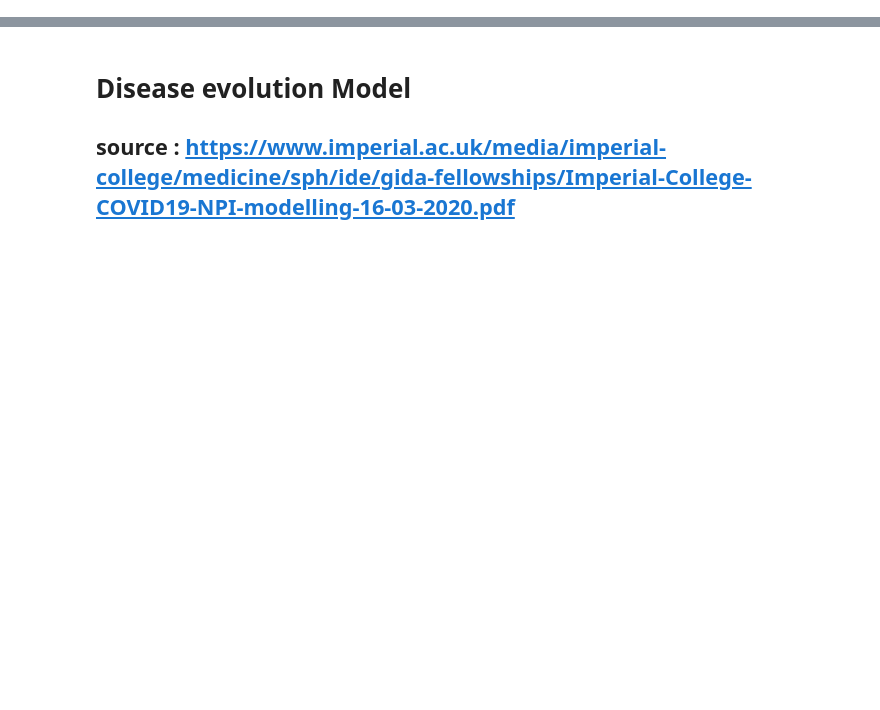
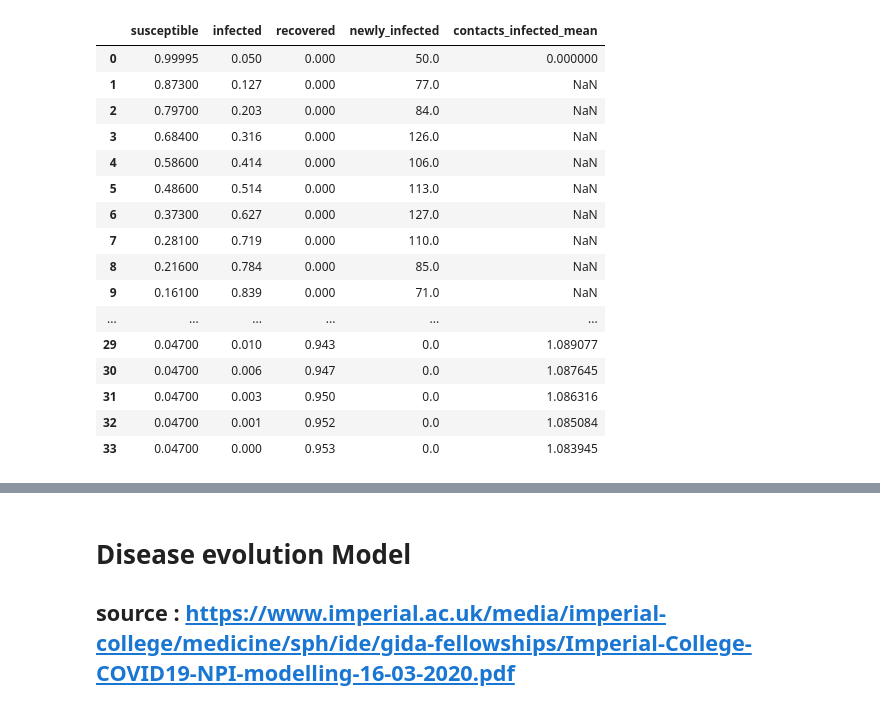
Before and after one commit to yambanis/CovidMDP, a Jupyter notebook: notebooks/spread_modeling/Relaxed Caveman Spread.ipynb, the cells around one changed output, grey strips where cells are left out. Drawn from its saved outputs; the diff is of its cells as text; code cells hidden in the pictures; blank space fills up the shorter version.

```diff
--- a/notebooks/spread_modeling/Relaxed Caveman Spread.ipynb
+++ b/notebooks/spread_modeling/Relaxed Caveman Spread.ipynb
@@ -137,0 +142,20 @@ plt.plot(ni_rolling.index, ni_rolling.values)
+# %%
+time_series
+# %% [output]
+|  | susceptible | infected | recovered | newly_infected | contacts_infected_mean |
+| 0 | 0.99995 | 0.050 | 0.000 | 50.0 | 0.000000 |
+| 1 | 0.87300 | 0.127 | 0.000 | 77.0 | NaN |
+| 2 | 0.79700 | 0.203 | 0.000 | 84.0 | NaN |
+| 3 | 0.68400 | 0.316 | 0.000 | 126.0 | NaN |
+| 4 | 0.58600 | 0.414 | 0.000 | 106.0 | NaN |
+| 5 | 0.48600 | 0.514 | 0.000 | 113.0 | NaN |
+| 6 | 0.37300 | 0.627 | 0.000 | 127.0 | NaN |
+| 7 | 0.28100 | 0.719 | 0.000 | 110.0 | NaN |
+| 8 | 0.21600 | 0.784 | 0.000 | 85.0 | NaN |
+| 9 | 0.16100 | 0.839 | 0.000 | 71.0 | NaN |
+| ... | ... | ... | ... | ... | ... |
+| 29 | 0.04700 | 0.010 | 0.943 | 0.0 | 1.089077 |
+| 30 | 0.04700 | 0.006 | 0.947 | 0.0 | 1.087645 |
+| 31 | 0.04700 | 0.003 | 0.950 | 0.0 | 1.086316 |
+| 32 | 0.04700 | 0.001 | 0.952 | 0.0 | 1.085084 |
+| 33 | 0.04700 | 0.000 | 0.953 | 0.0 | 1.083945 |
```
Also changed, not shown: parts of 8 cells of this notebook, 1 other file.
